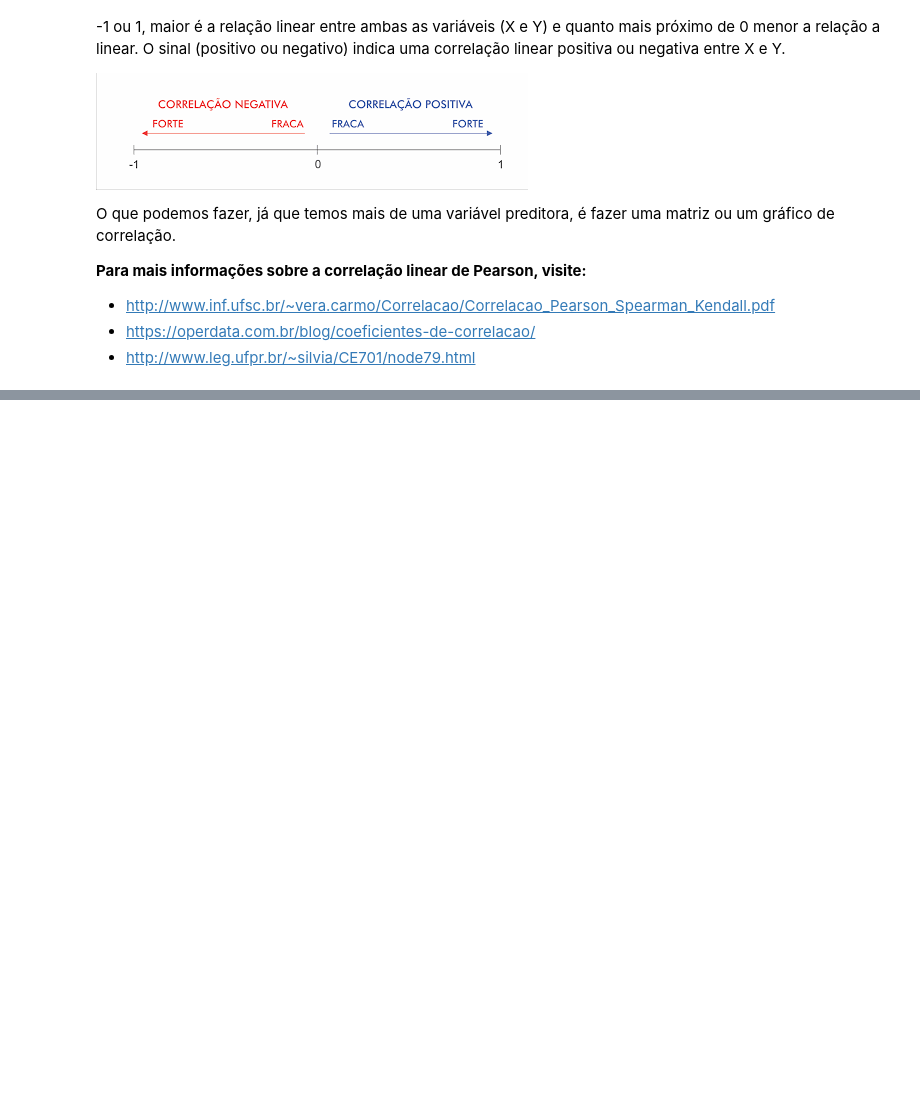
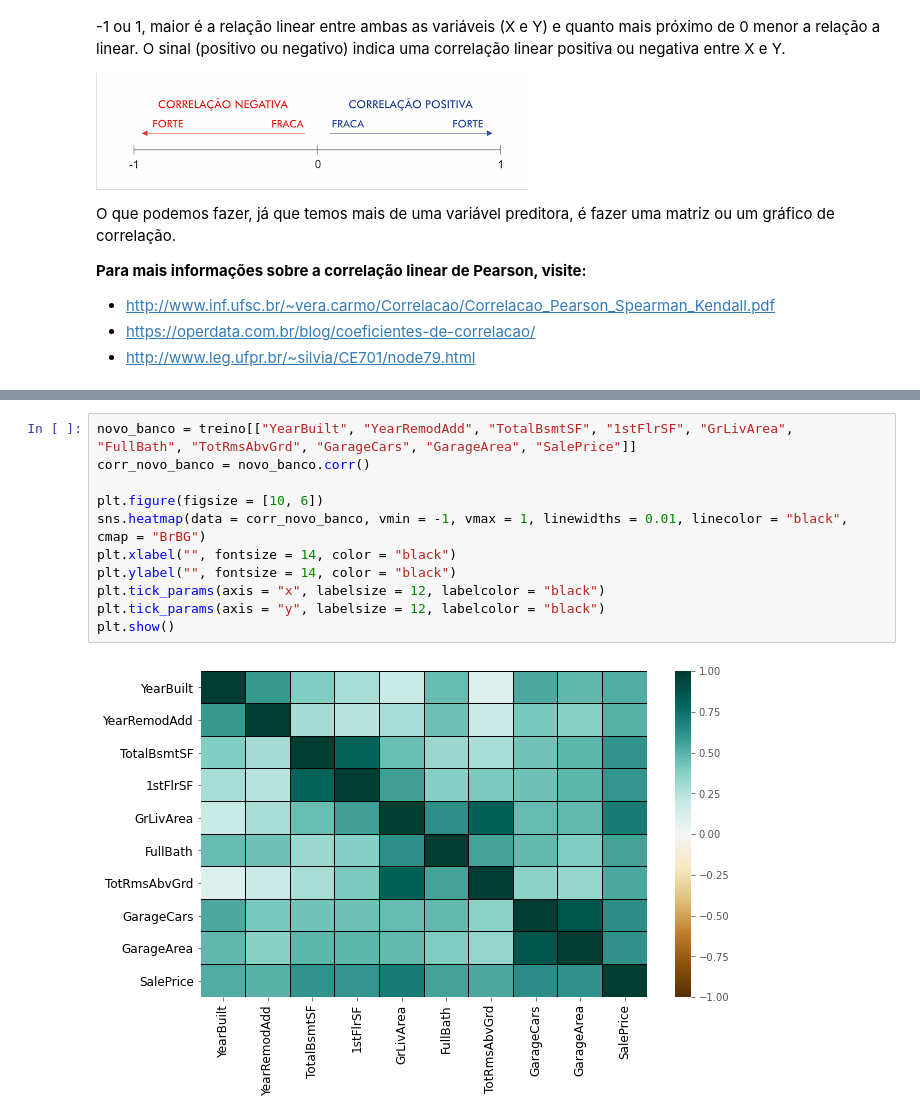
Before and after one commit to barbosarafael/Projetos, a Jupyter notebook: House Prices - Advanced Regression Techniques/notebook_house_prices.ipynb, the cells around one changed output, grey strips where cells are left out. Cells and saved outputs as stored; diff of their text form; blank space fills up the shorter version.

```diff
--- a/House Prices - Advanced Regression Techniques/notebook_house_prices.ipynb
+++ b/House Prices - Advanced Regression Techniques/notebook_house_prices.ipynb
@@ -230,0 +305,13 @@ O que podemos fazer, já que temos mais de uma variável preditora, é fazer uma
+# %%
+novo_banco = treino[["YearBuilt", "YearRemodAdd", "TotalBsmtSF", "1stFlrSF", "GrLivArea", "FullBath", "TotRmsAbvGrd", "GarageCars", "GarageArea", "SalePrice"]]
+corr_novo_banco = novo_banco.corr()
+
+plt.figure(figsize = [10, 6])
+sns.heatmap(data = corr_novo_banco, vmin = -1, vmax = 1, linewidths = 0.01, linecolor = "black", cmap = "BrBG")
+plt.xlabel("", fontsize = 14, color = "black")
+plt.ylabel("", fontsize = 14, color = "black")
+plt.tick_params(axis = "x", labelsize = 12, labelcolor = "black")
+plt.tick_params(axis = "y", labelsize = 12, labelcolor = "black")
+plt.show()
+# %% [output]
+[figure, added]
```
Also changed, not shown: parts of 13 cells of this notebook.
